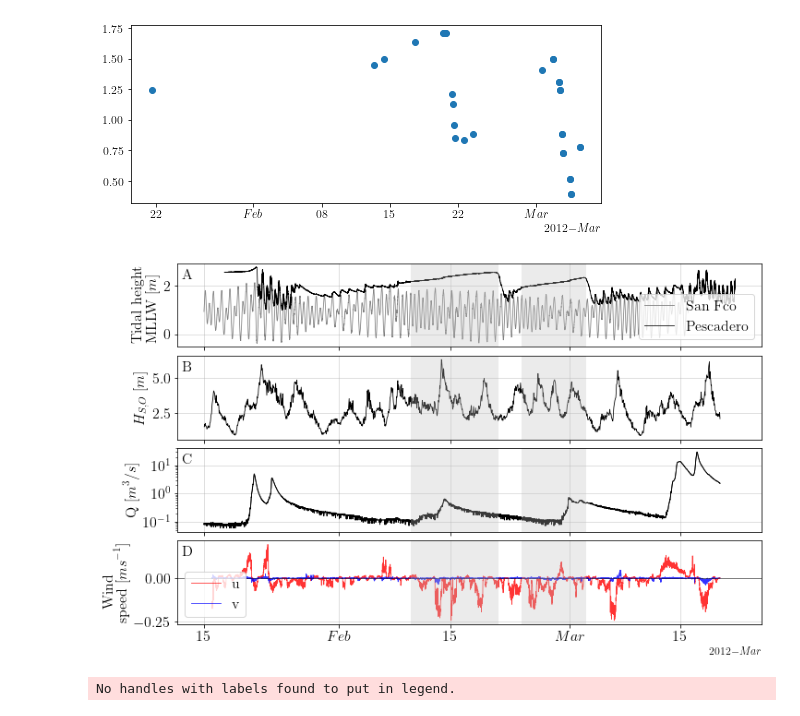
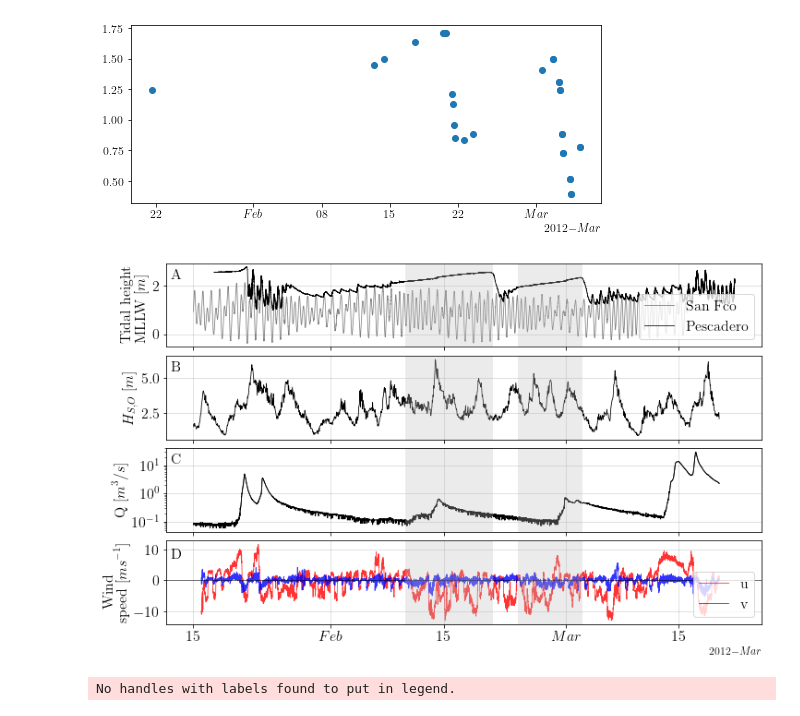
Before and after one commit to Dhannai/Thesis, a Jupyter notebook: febmar/CTD_nuevo.ipynb, the cells around one changed output. Saved outputs shown, nothing was run; the diff lists cells and outputs as text; code cells hidden in the pictures.

```diff
--- a/febmar/CTD_nuevo.ipynb
+++ b/febmar/CTD_nuevo.ipynb
@@ -432,7 +432,7 @@ ax3.set_ylabel(r"Wind\\speed "
           fontsize=16)
 ax3.plot(wdf.index, wdf['u'].values, color='r', alpha=0.8, linewidth=0.8, label='u')
 ax3.plot(wdf.index, wdf['v'].values, color='b', alpha=0.8, linewidth=0.8, label='v')
-ax3.legend(loc='lower left',
+ax3.legend(loc='lower right',
           fontsize=16);
 ax3.axhline(y=0, color='k', linewidth=0.5)
 ax3.xaxis.set_tick_params(labelsize=16)
@@ -442,7 +442,7 @@ ax3.grid(alpha=0.5)
 ax3.axvline(x=datetime(2012,2,15,12,30,0), color='silver', linewidth=95, alpha=0.3)
 ax3.axvline(x=datetime(2012,2,28,2,30,0), color='silver', linewidth=70, alpha=0.3)
 
-ax3.text(datetime(2012,1,12,5,0,0), 0.13, "D",
+ax3.text(datetime(2012,1,12,5,0,0), 7, "D",
           fontsize=16)
 
 # ax3.text(pd.to_datetime('2012-3-30 00:00:00'), 8.7, 'B',
@@ -453,34 +453,34 @@ ax3.text(datetime(2012,1,12,5,0,0), 0.13, "D",
 #           fontsize=16)
 
 
 
 # caudal
 
 ax5.set_ylabel(r"Q "
           r"$\displaystyle[m^3/s]$",
           fontsize=16)
 
 ax5.plot(q.index, q, 'k', lw=0.8)
 ax5.semilogy(q.index, q, 'k', lw=0.8)
 
 ax5.xaxis.set_tick_params(labelsize=16)
 ax5.yaxis.set_tick_params(labelsize=16)
 ax5.grid(alpha=0.5)
 
 ax5.axvline(x=datetime(2012,2,15,12,30,0), color='silver', linewidth=95, alpha=0.3)
 ax5.axvline(x=datetime(2012,2,28,2,30,0), color='silver', linewidth=70, alpha=0.3)
 
 ax5.text(datetime(2012,1,12,5,0,0), 12, "C",
           fontsize=16)
 # ax5.set_ylim(-0.05, 1)
 
 
 
 # Ajustar formato fecha
 ax1.xaxis.set_major_locator(locator)
 ax1.xaxis.set_major_formatter(formatter)
 # %% [output]
-[figure, old version]
+[figure, new version]
 # %%
 tmin = 8
 tmax = 16
```
Also changed, not shown: 2 other files.
